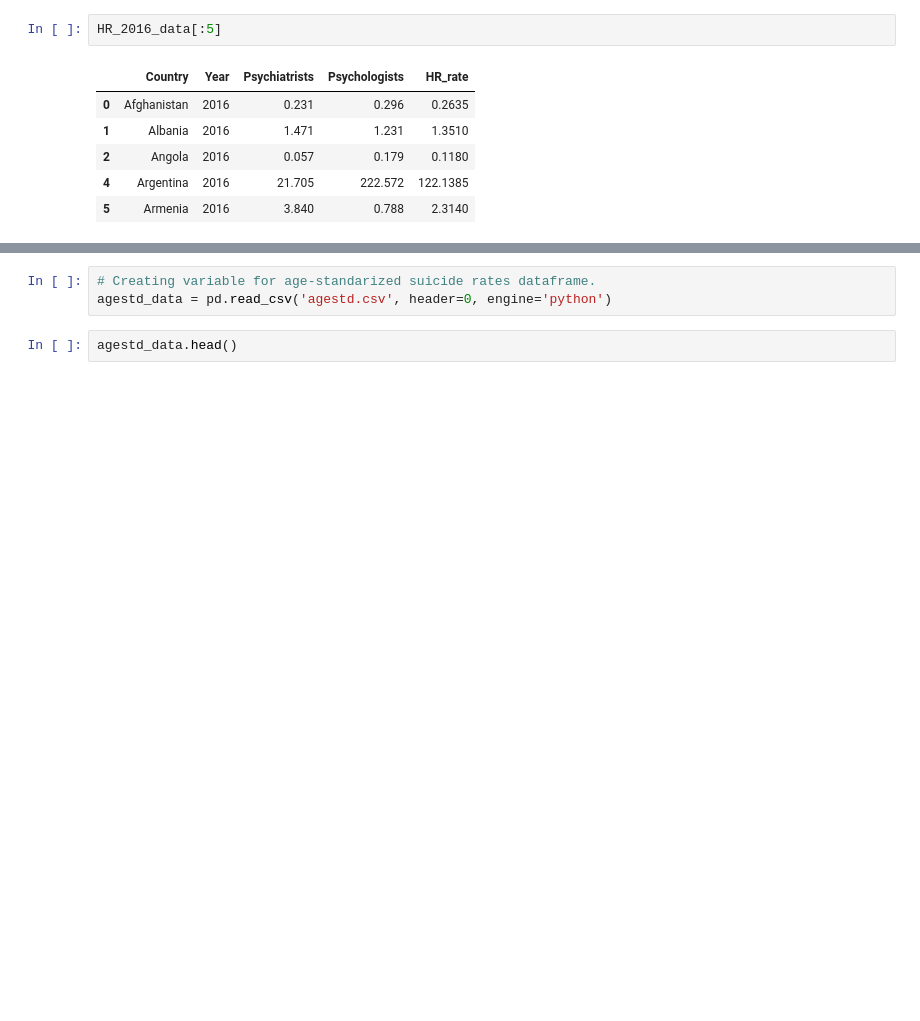
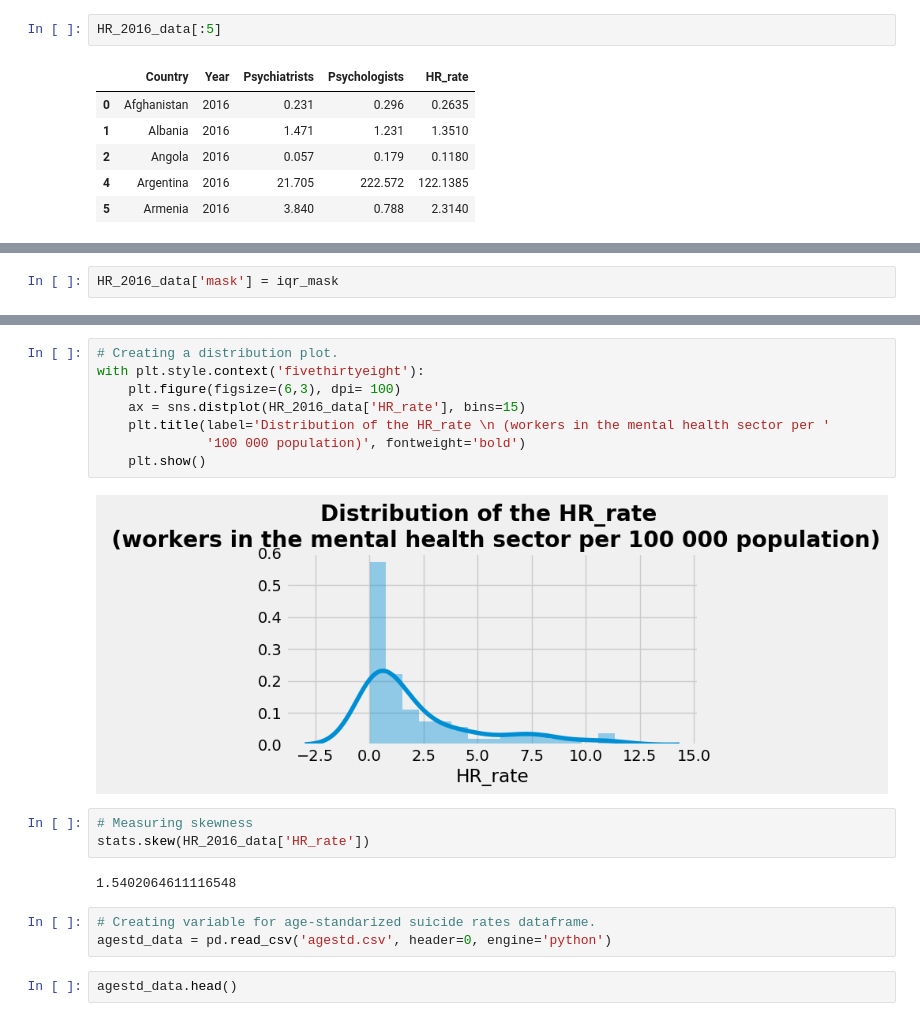
Before and after one commit to Montanaz0r/Suicide-rate-analysis, a Jupyter notebook: Suicide Rates Analysis - ENG.ipynb, the cells around one changed output, grey strips where cells are left out. Drawn from its saved outputs; the diff is of its cells as text; blank space fills up the shorter version.

```diff
--- a/Suicide Rates Analysis - ENG.ipynb
+++ b/Suicide Rates Analysis - ENG.ipynb
@@ -176,0 +191,2 @@ with plt.style.context('fivethirtyeight'):
+# %%
+HR_2016_data['mask'] = iqr_mask
@@ -177,3 +216,18 @@ with plt.style.context('fivethirtyeight'):
+# %%
+# Creating a distribution plot.
+with plt.style.context('fivethirtyeight'):
+    plt.figure(figsize=(6,3), dpi= 100)
+    ax = sns.distplot(HR_2016_data['HR_rate'], bins=15)
+    plt.title(label='Distribution of the HR_rate \n (workers in the mental health sector per '
+              '100 000 population)', fontweight='bold')
+    plt.show()
+# %% [output]
+[figure, added]
+# %%
+# Measuring skewness
+stats.skew(HR_2016_data['HR_rate'])
+# %% [output]
+1.5402064611116548
 # %%
 # Creating variable for age-standarized suicide rates dataframe.
 agestd_data = pd.read_csv('agestd.csv', header=0, engine='python')
```
Also changed, not shown: parts of 24 cells of this notebook.
